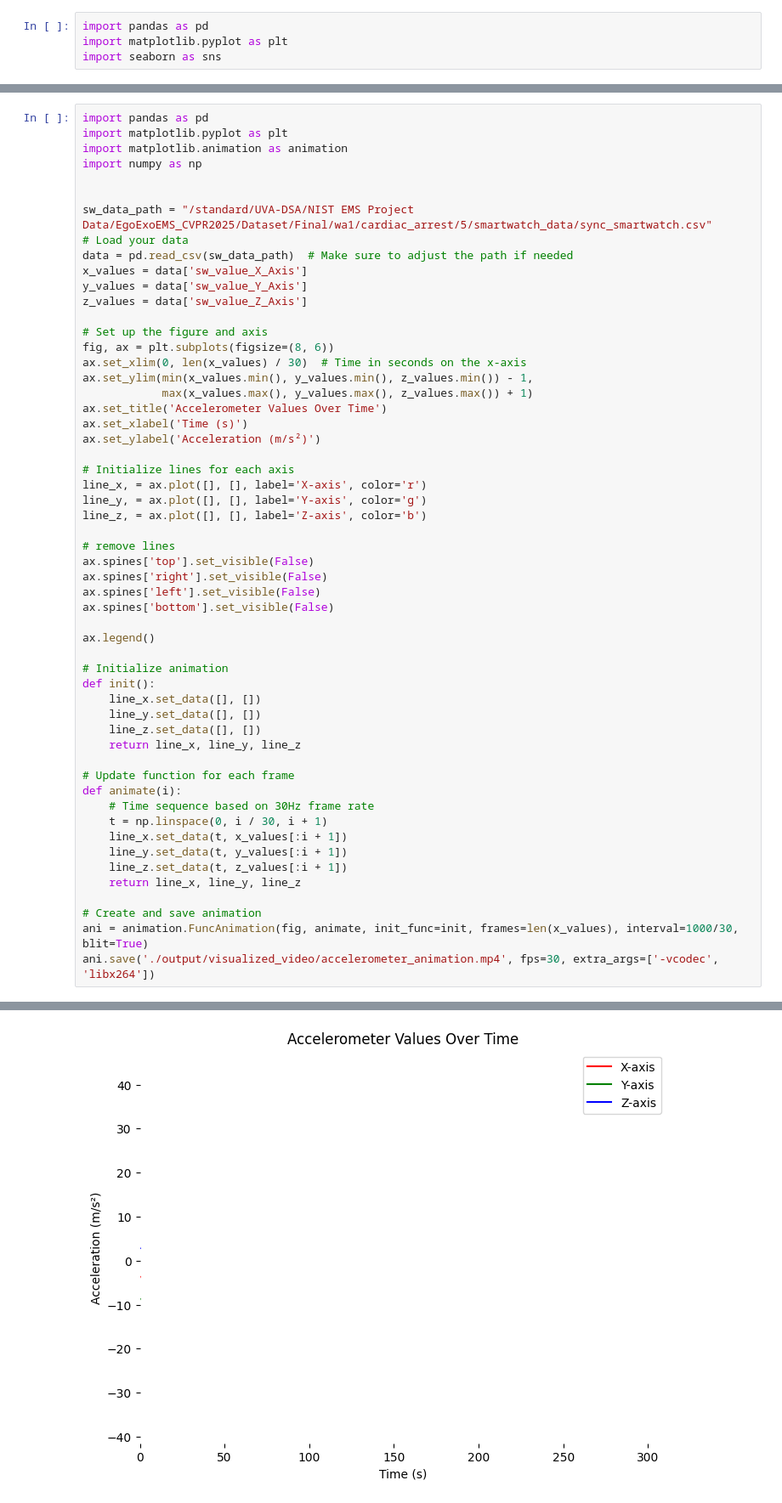
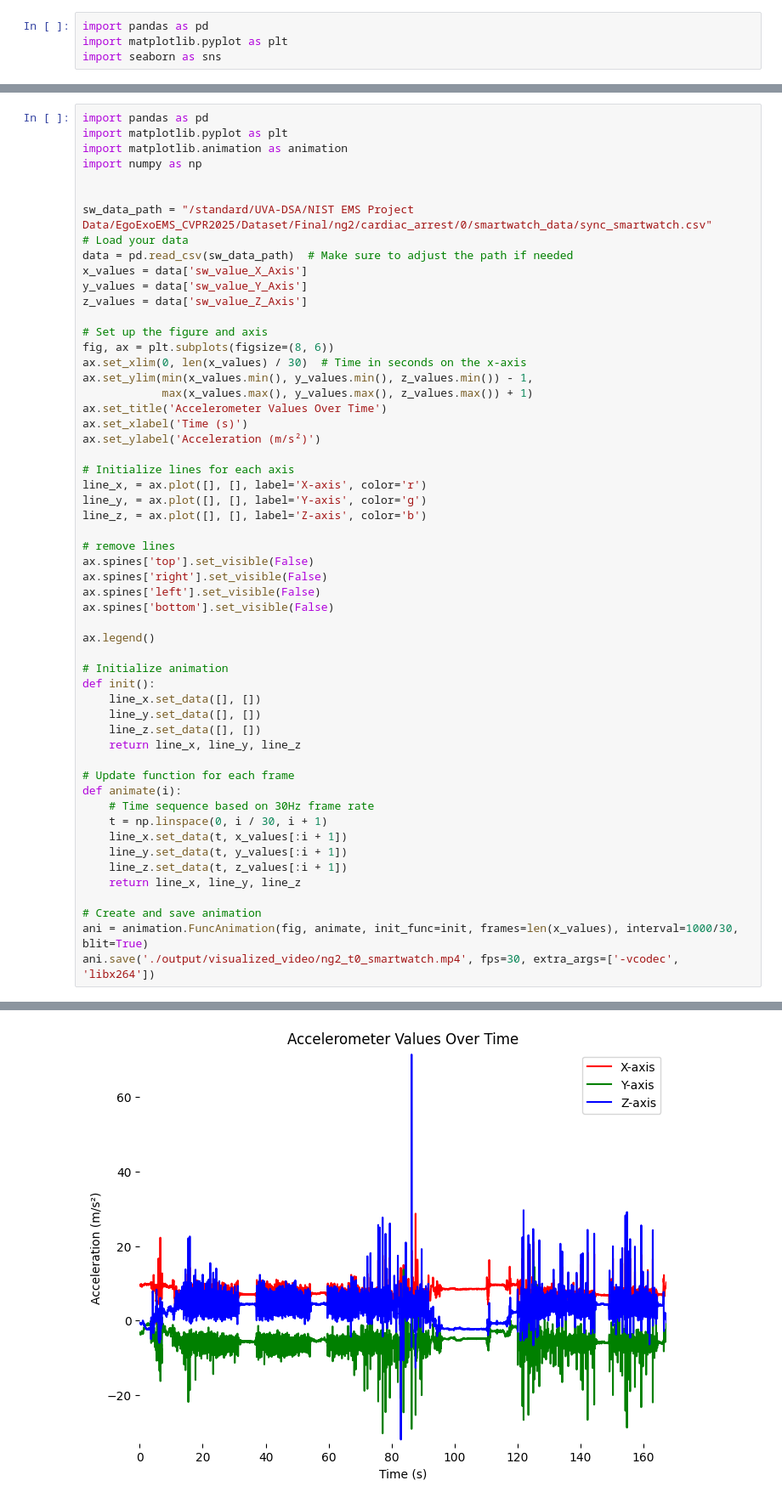
Before and after one commit to UVA-DSA/EgoEMS, a Jupyter notebook: Tools/data_visualization/smartwatch_visualizer.ipynb, the cells around one changed output, grey strips where cells are left out. Shown: that part at 85% size. Saved outputs shown, nothing was run; the diff lists cells and outputs as text.

```diff
--- a/Tools/data_visualization/smartwatch_visualizer.ipynb
+++ b/Tools/data_visualization/smartwatch_visualizer.ipynb
@@ -53,7 +53,7 @@ import matplotlib.animation as animation
 import numpy as np
 
 
-sw_data_path = "/standard/UVA-DSA/NIST EMS Project Data/EgoExoEMS_CVPR2025/Dataset/Final/wa1/cardiac_arrest/5/smartwatch_data/sync_smartwatch.csv"
+sw_data_path = "/standard/UVA-DSA/NIST EMS Project Data/EgoExoEMS_CVPR2025/Dataset/Final/ng2/cardiac_arrest/0/smartwatch_data/sync_smartwatch.csv"
 # Load your data
 data = pd.read_csv(sw_data_path)  # Make sure to adjust the path if needed
 x_values = data['sw_value_X_Axis']
@@ -100,5 +100,5 @@ def animate(i):
 
 # Create and save animation
 ani = animation.FuncAnimation(fig, animate, init_func=init, frames=len(x_values), interval=1000/30, blit=True)
-ani.save('./output/visualized_video/accelerometer_animation.mp4', fps=30, extra_args=['-vcodec', 'libx264'])
+ani.save('./output/visualized_video/ng2_t0_smartwatch.mp4', fps=30, extra_args=['-vcodec', 'libx264'])
 # %% [output]
@@ -108 +105 @@ CalledProcessError: Command '['ffmpeg', '-f', 'rawvideo', '-vcodec', 'rawvideo',
-[figure, old version]
+[figure, new version]
```
Also changed, not shown: parts of 3 cells of this notebook, 4 other files.
